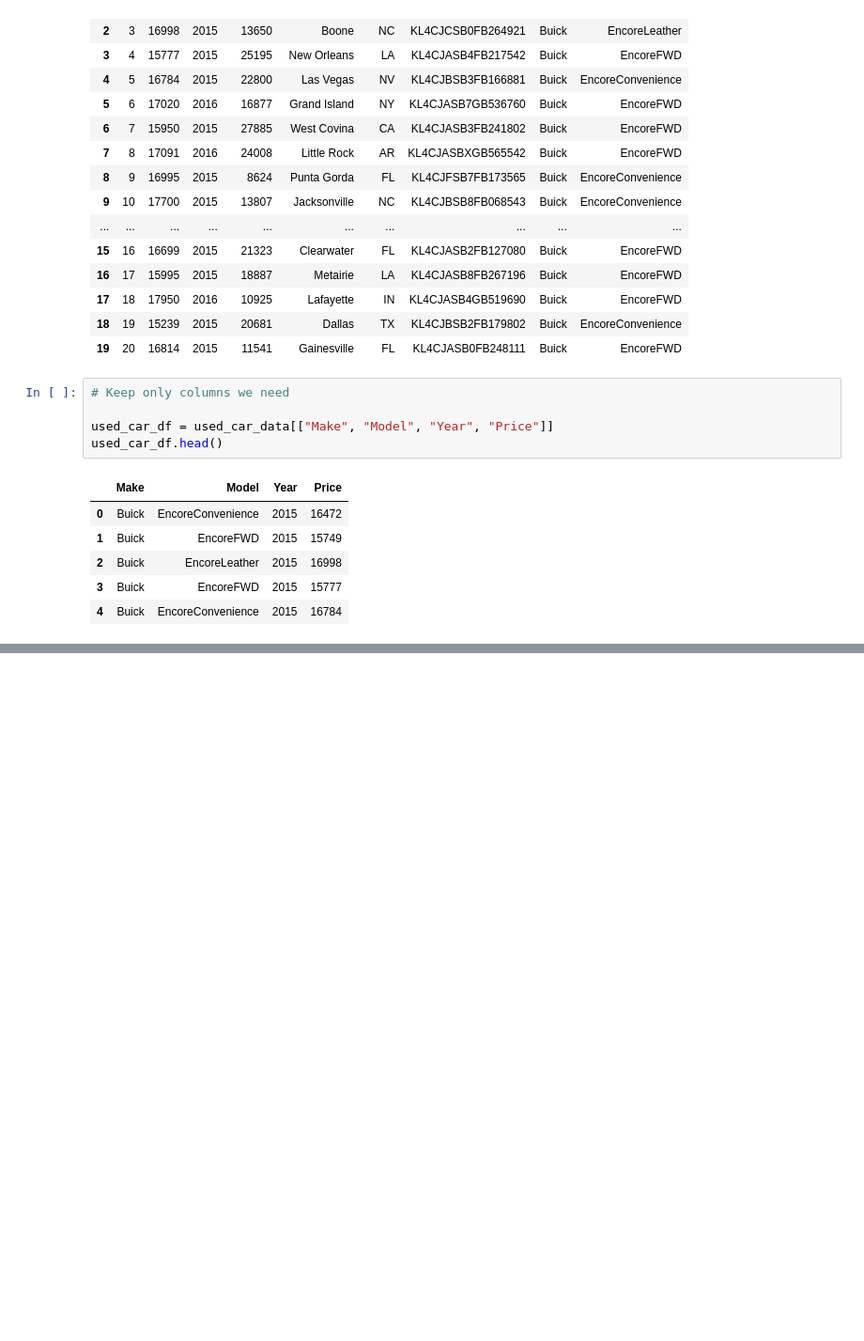
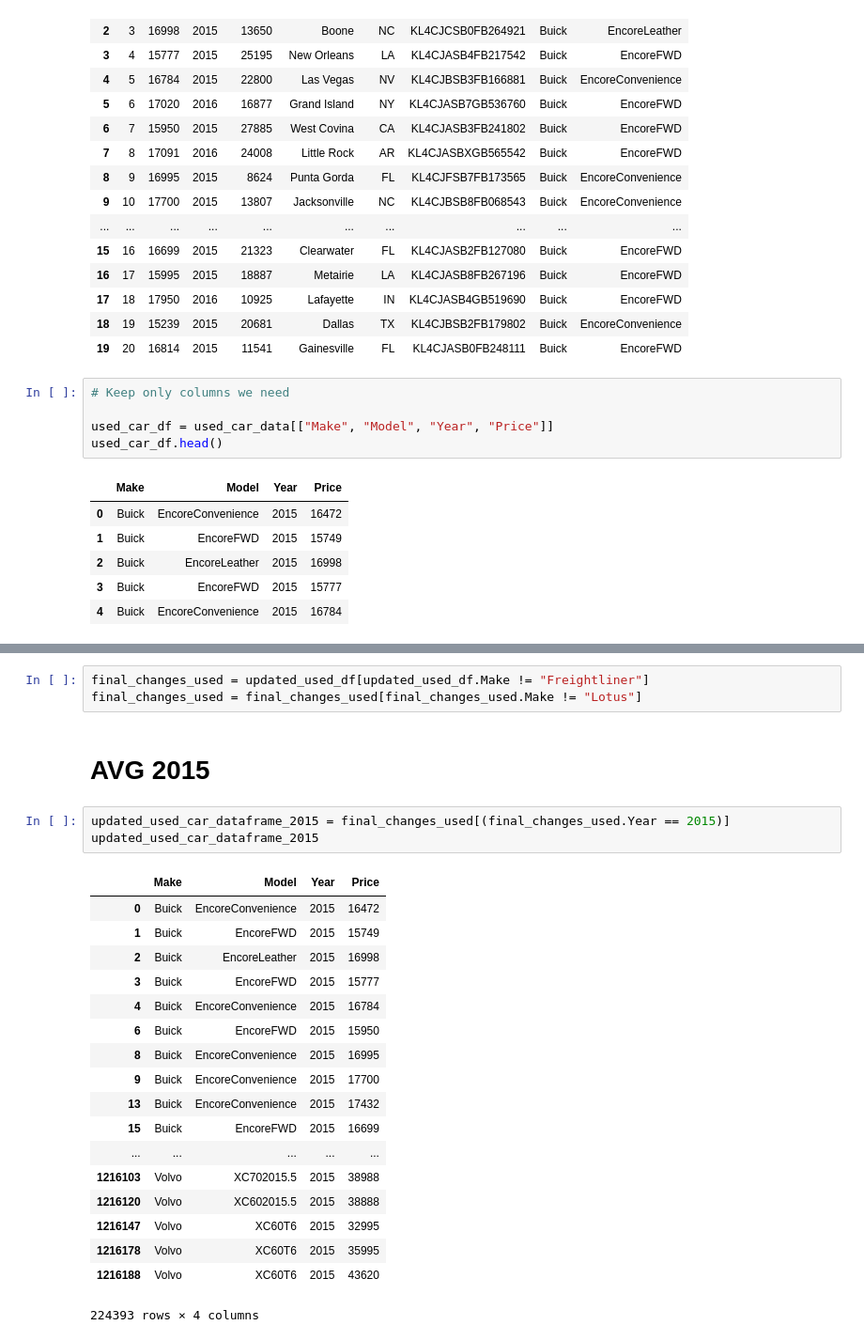
Before and after one commit to Yara1994/ETL_avg_car_price, a Jupyter notebook: ETL.ipynb, the cells around one changed output, grey strips where cells are left out. Shown at 94% size. Cells and saved outputs as stored; diff of their text form; blank space fills up the shorter version.

```diff
--- a/ETL.ipynb
+++ b/ETL.ipynb
@@ -234 +199,28 @@ used_car_database_2015.head()
+# %%
+final_changes_used = updated_used_df[updated_used_df.Make != "Freightliner"]
+final_changes_used = final_changes_used[final_changes_used.Make != "Lotus"]
+# %% [markdown]
+# AVG 2015
+# %%
+updated_used_car_dataframe_2015 = final_changes_used[(final_changes_used.Year == 2015)]
+updated_used_car_dataframe_2015
+# %% [output]
+|  | Make | Model | Year | Price |
+| 0 | Buick | EncoreConvenience | 2015 | 16472 |
+| 1 | Buick | EncoreFWD | 2015 | 15749 |
+| 2 | Buick | EncoreLeather | 2015 | 16998 |
+| 3 | Buick | EncoreFWD | 2015 | 15777 |
+| 4 | Buick | EncoreConvenience | 2015 | 16784 |
+| 6 | Buick | EncoreFWD | 2015 | 15950 |
+| 8 | Buick | EncoreConvenience | 2015 | 16995 |
+| 9 | Buick | EncoreConvenience | 2015 | 17700 |
+| 13 | Buick | EncoreConvenience | 2015 | 17432 |
+| 15 | Buick | EncoreFWD | 2015 | 16699 |
+| ... | ... | ... | ... | ... |
+| 1216103 | Volvo | XC702015.5 | 2015 | 38988 |
+| 1216120 | Volvo | XC602015.5 | 2015 | 38888 |
+| 1216147 | Volvo | XC60T6 | 2015 | 32995 |
+| 1216178 | Volvo | XC60T6 | 2015 | 35995 |
+| 1216188 | Volvo | XC60T6 | 2015 | 43620 |
+224393 rows × 4 columns
 # %%
```
Also changed, not shown: parts of 28 cells of this notebook, 1 other file.
